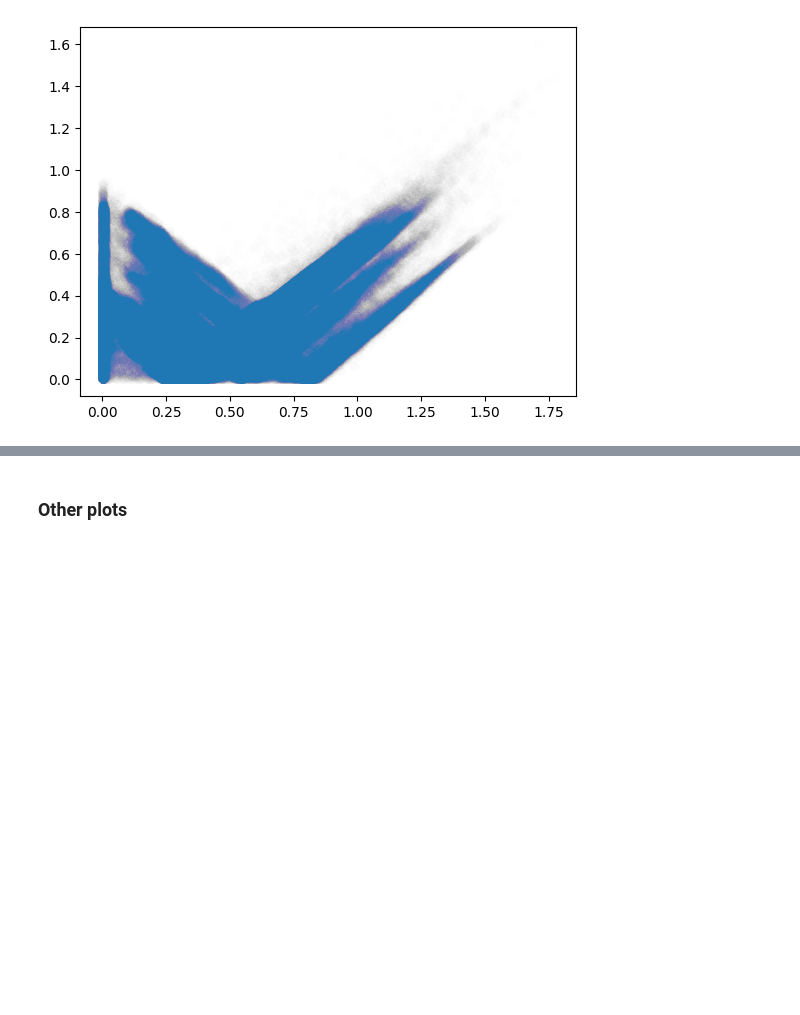
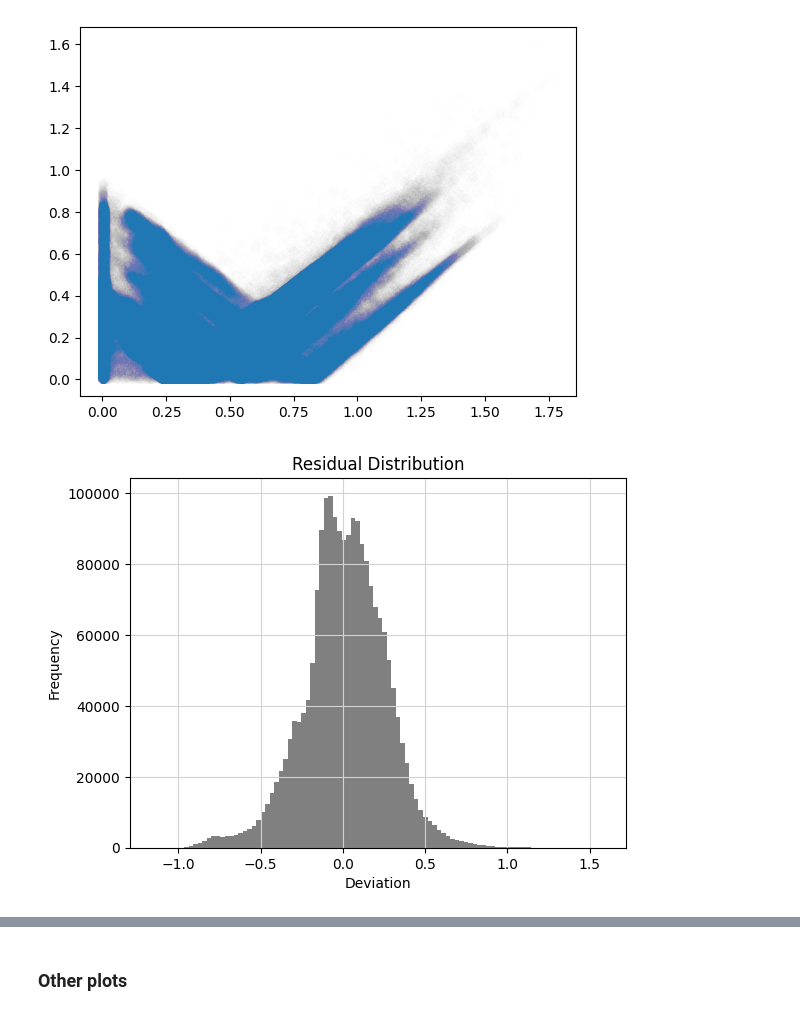
Before and after one commit to linaskerath/RP_Greenland, a Jupyter notebook: Scripts/xx_model_performance_analysis.ipynb, the cells around one changed output, grey strips where cells are left out. Saved outputs shown, nothing was run; the diff lists cells and outputs as text; code cells hidden in the pictures; blank space fills up the shorter version.

Commit message:
plots

```diff
--- a/Scripts/xx_model_performance_analysis.ipynb
+++ b/Scripts/xx_model_performance_analysis.ipynb
@@ -180,3 +97,17 @@ plt.scatter(data_predicted['opt_value'], data_predicted['error_prediction'], alp
 # %% [output]
 <matplotlib.collections.PathCollection at 0x...>
 [figure]
+# %%
+pred = f.mean_predict(LinReg, data)
+# %%
+
+fig, ax = plt.subplots()
+data = pred['error_prediction2']
+ax.hist(data, bins=100, color='grey')
+ax.grid(color='lightgray')
+ax.set_xlabel('Deviation')
+ax.set_ylabel('Frequency')
+plt.title('Residual Distribution')
+plt.show()
+# %% [output]
+[figure, added]
```
Also changed, not shown: parts of 11 cells of this notebook.
